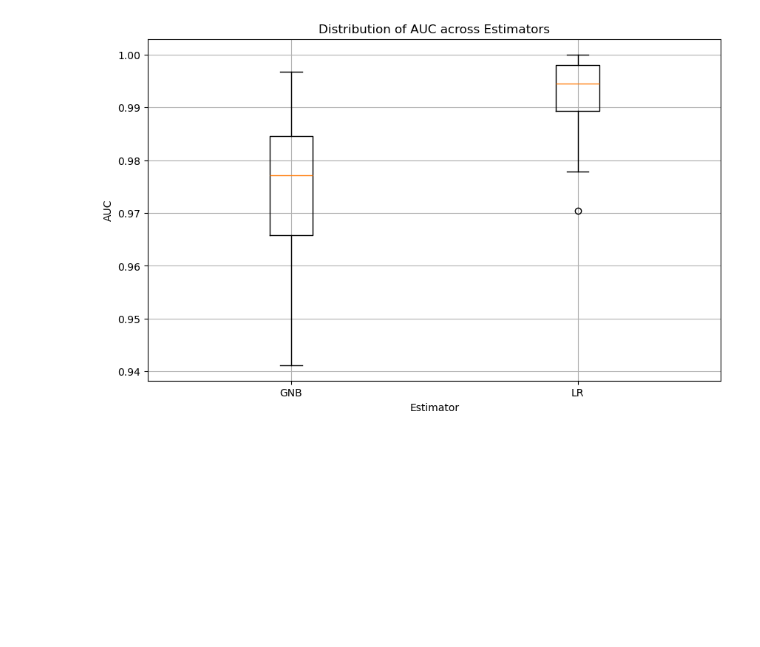
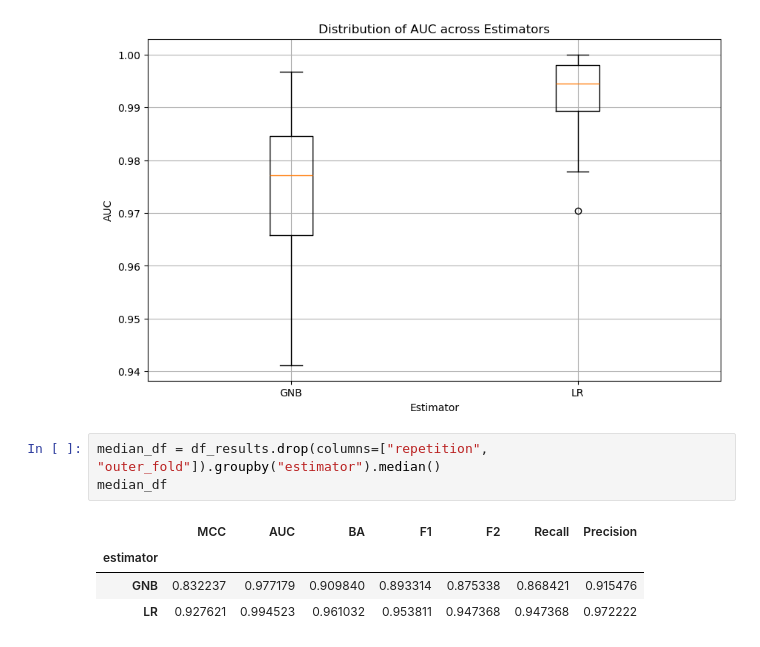
Before and after one commit to ikotsov/MLCB-Assignment-2, a Jupyter notebook: notebooks/model_analysis.ipynb, the cells around one changed output. Saved outputs shown, nothing was run; the diff lists cells and outputs as text; blank space fills up the shorter version.

Commit message:
feat: add median dataframe

```diff
--- a/notebooks/model_analysis.ipynb
+++ b/notebooks/model_analysis.ipynb
@@ -253,3 +253,11 @@ plt.grid(True)
 plt.show()
 # %% [output]
 [figure]
+# %%
+median_df = df_results.drop(columns=["repetition", "outer_fold"]).groupby("estimator").median()
+median_df
+# %% [output]
+|  | MCC | AUC | BA | F1 | F2 | Recall | Precision |
+| estimator |  |  |  |  |  |  |  |
+| GNB | 0.832237 | 0.977179 | 0.909840 | 0.893314 | 0.875338 | 0.868421 | 0.915476 |
+| LR | 0.927621 | 0.994523 | 0.961032 | 0.953811 | 0.947368 | 0.947368 | 0.972222 |
```
